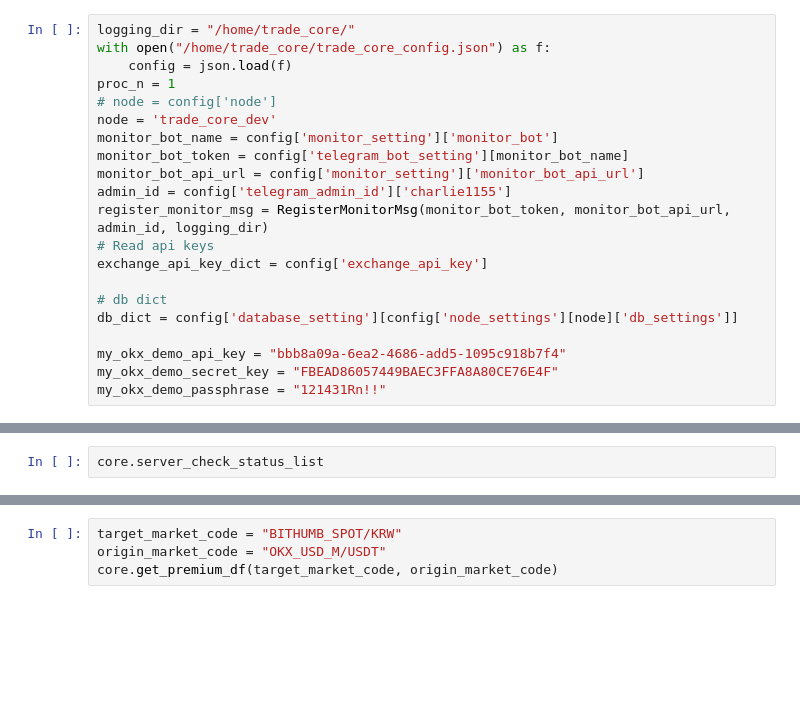
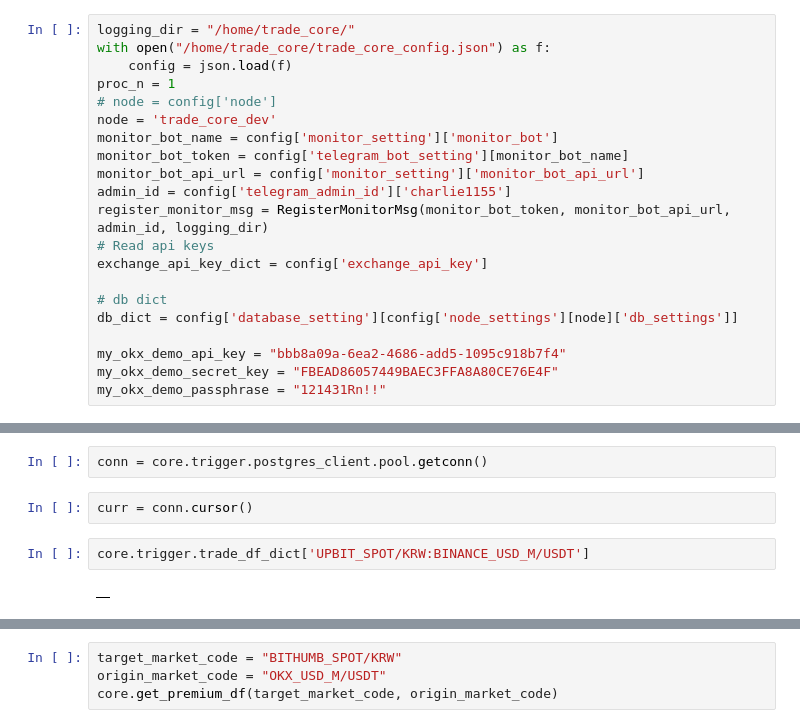
Before and after one commit to charlie115/act, a Jupyter notebook: test_trade_core.ipynb, the cells around one changed output, grey strips where cells are left out. Drawn from its saved outputs; the diff is of its cells as text; blank space fills up the shorter version.

```diff
--- a/test_trade_core.ipynb
+++ b/test_trade_core.ipynb
@@ -84,2 +88,8 @@ InitDBClient|SCHEMA: trade_core already exists.
-# %%
-core.server_check_status_list
+# %%
+conn = core.trigger.postgres_client.pool.getconn()
+# %%
+curr = conn.cursor()
+# %%
+core.trigger.trade_df_dict['UPBIT_SPOT/KRW:BINANCE_USD_M/USDT']
+# %% [output]
+|  |
```
Also changed, not shown: parts of 5 cells of this notebook, 8 other files.
